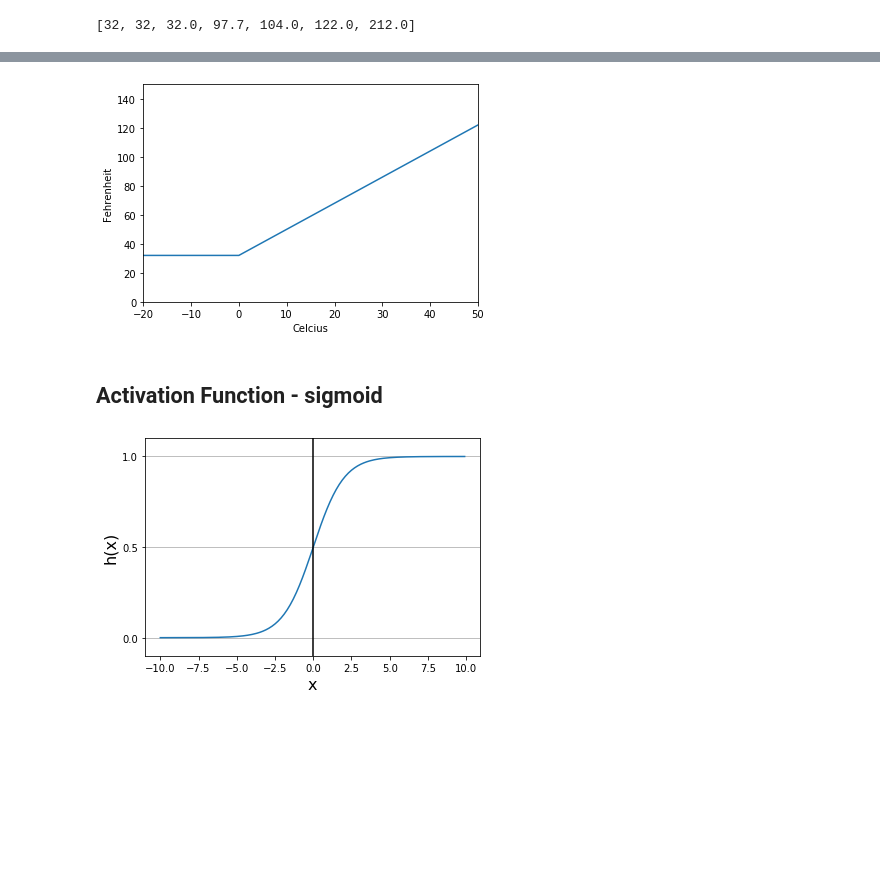
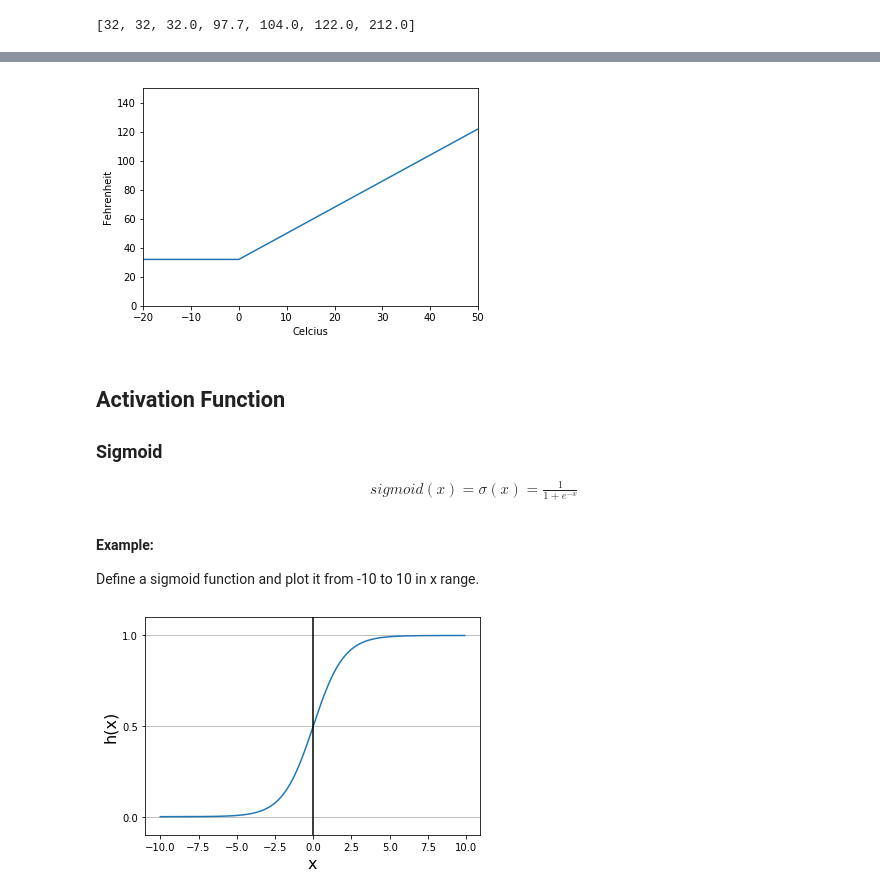
Before and after one commit to idebtor/JoyAI, a Jupyter notebook: ppts/JoyML03-3Code.ipynb, the cells around one changed output, grey strips where cells are left out. Drawn from its saved outputs; the diff is of its cells as text; code cells hidden in the pictures; blank space fills up the shorter version.

```diff
--- a/ppts/JoyML03-3Code.ipynb
+++ b/ppts/JoyML03-3Code.ipynb
@@ -23,21 +35,32 @@ print(test_f)
 # %%
 import numpy as np
 import matplotlib.pyplot as plt
 %matplotlib inline
 
+c1, c2 = -20, 50
+
 #Plotting the simple neuron
-x = np.arange(-100, 100, .1)
-y = [C2F(ix) for ix in x]
+x = None
+y = None
 
 plt.figure
 plt.plot(x, y)
-plt.axis([-20, 50, 0, 150])
+plt.axis([c1, c2, 0, 150])
 plt.xlabel('Celcius')
 plt.ylabel('Fehrenheit')
 plt.show()
 # %% [output]
-[figure, old version]
+[figure, new version]
-# %% [markdown]
-## Activation Function - sigmoid
+# %% [markdown]
+## Activation Function
+
+### Sigmoid
+
+\begin{align}
+  sigmoid(x) = \sigma(x) = \frac{1}{1 + e^{-x}} \tag{4} \\
+\end{align}
+
+#### Example:
+Define a sigmoid function and plot it from -10 to 10 in x range.
 # %%
 def sigmoid(x):
```
Also changed, not shown: parts of 19 cells of this notebook, 1 other file.
